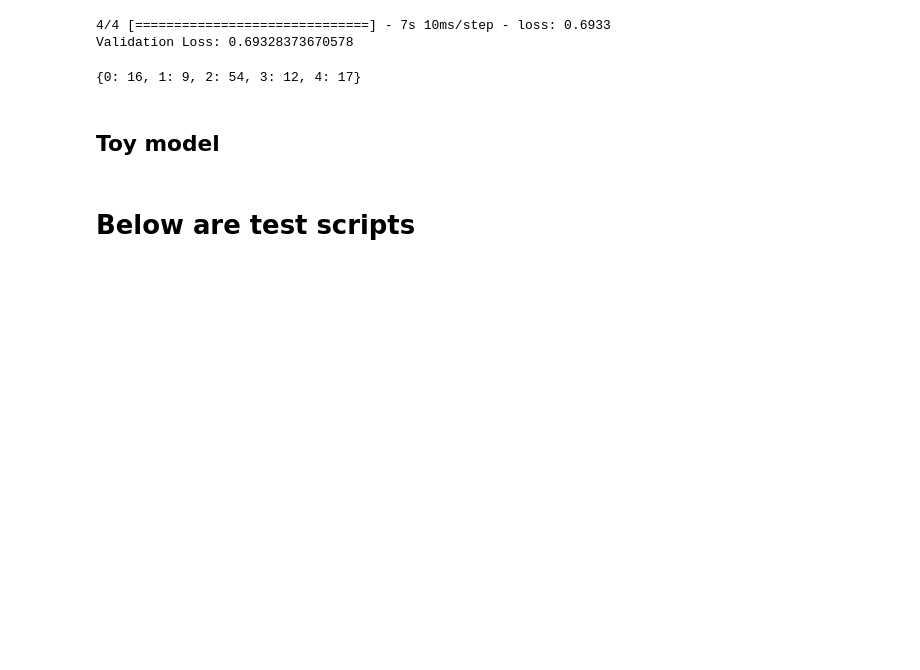
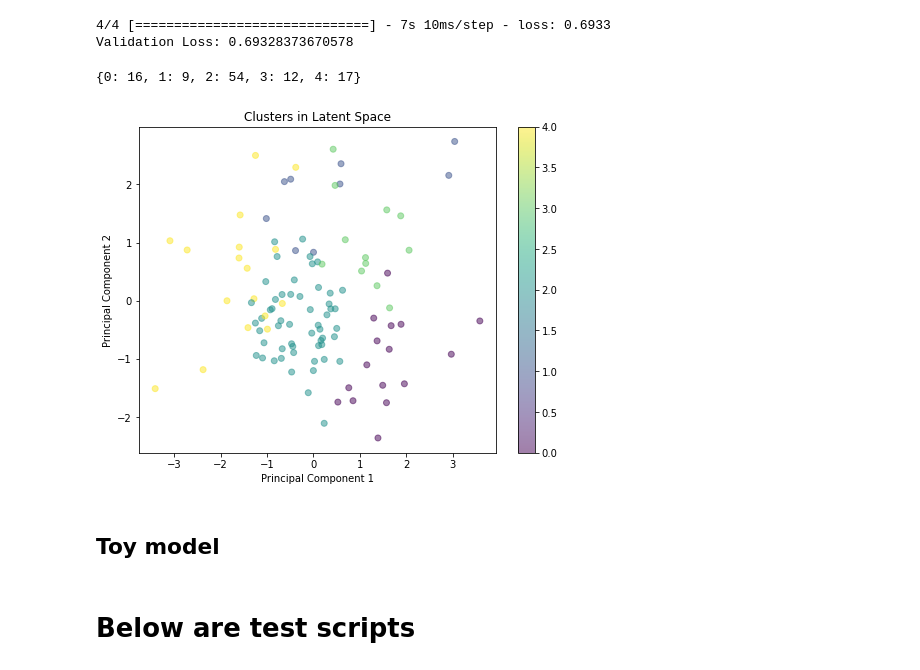
Before and after one commit to AdrianLivius/Jaws, a Jupyter notebook: Jaws_script_Michael.ipynb, the cells around one changed output. Drawn from its saved outputs; the diff is of its cells as text; code cells hidden in the pictures; blank space fills up the shorter version.

Commit message:
Added the graph

```diff
--- a/Jaws_script_Michael.ipynb
+++ b/Jaws_script_Michael.ipynb
@@ -1073,6 +1073,25 @@ unique, counts = np.unique(cluster_labels, return_counts=True)
 print(dict(zip(unique, counts)))
 # %% [output]
 {0: 16, 1: 9, 2: 54, 3: 12, 4: 17}
+# %%
+from sklearn.decomposition import PCA
+
+# Assuming latent_representations are the output from the encoder and need dimensionality reduction
+pca = PCA(n_components=2)  # Reduce to 2 dimensions for 2D plotting
+latent_representations_2d = pca.fit_transform(latent_representations)
+# %%
+import matplotlib.pyplot as plt
+
+# Scatter plot of the two dimensions
+plt.figure(figsize=(8, 6))
+scatter = plt.scatter(latent_representations_2d[:, 0], latent_representations_2d[:, 1], c=cluster_labels, cmap='viridis', alpha=0.5)
+plt.title('Clusters in Latent Space')
+plt.xlabel('Principal Component 1')
+plt.ylabel('Principal Component 2')
+plt.colorbar(scatter)
+plt.show()
+# %% [output]
+[figure, added]
 # %% [markdown]
 ## Toy model
 # %%
```
